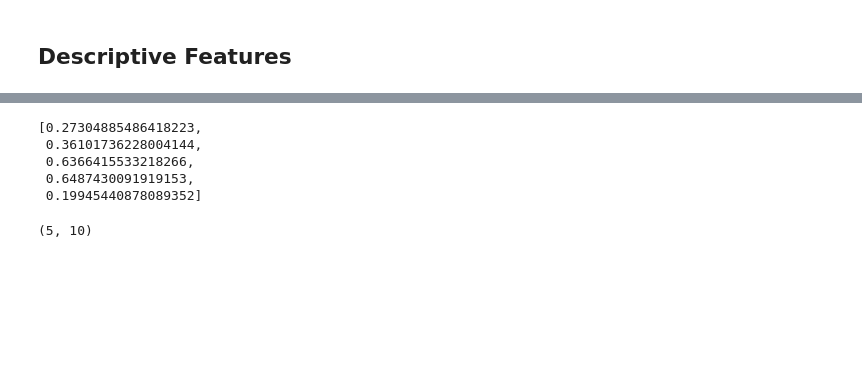
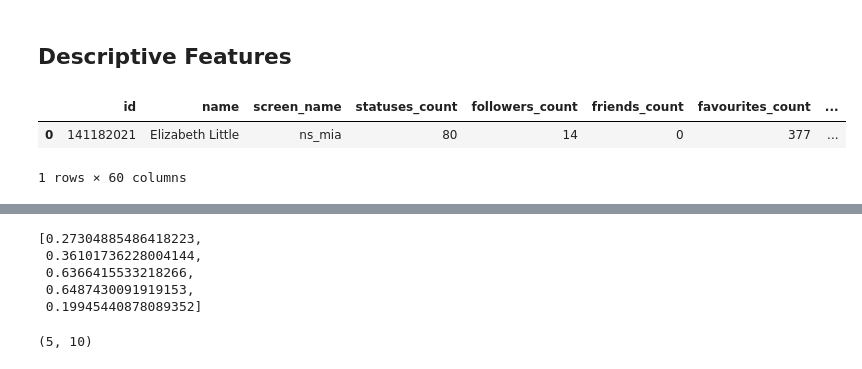
Before and after one commit to dippi8/SocialBotIdentification, a Jupyter notebook: Code/classification/14-prediction.ipynb, the cells around one changed output, grey strips where cells are left out. Drawn from its saved outputs; the diff is of its cells as text; code cells hidden in the pictures; blank space fills up the shorter version.

```diff
--- a/Code/classification/14-prediction.ipynb
+++ b/Code/classification/14-prediction.ipynb
@@ -300,6 +368,12 @@ def describe(tweets_df):
 features = describe(tweets)
 # %%
 full = pd.concat([user_features, intradistances, scores, features], axis=1)
+# %%
+full
+# %% [output]
+|  | id | name | screen_name | statuses_count | followers_count | friends_count | favourites_count | ... |
+| 0 | 141182021 | Elizabeth Little | ns_mia | 80 | 14 | 0 | 377 | ... |
+1 rows × 60 columns
 # %%
 # RF classification
 
```
Also changed, not shown: parts of 11 cells of this notebook, 5 other files.
